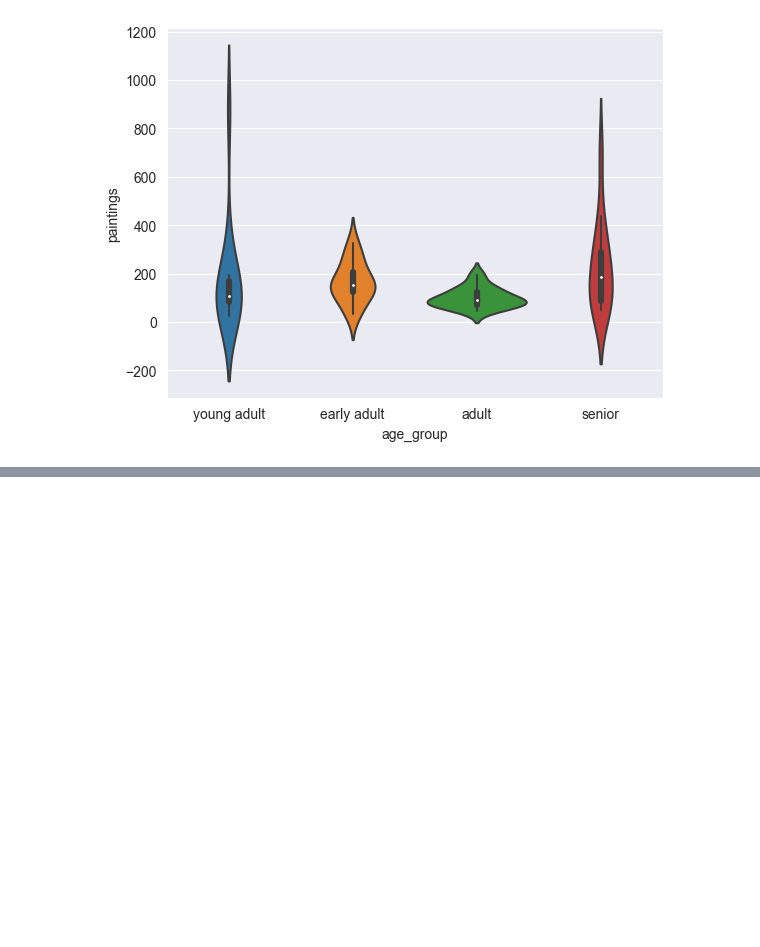
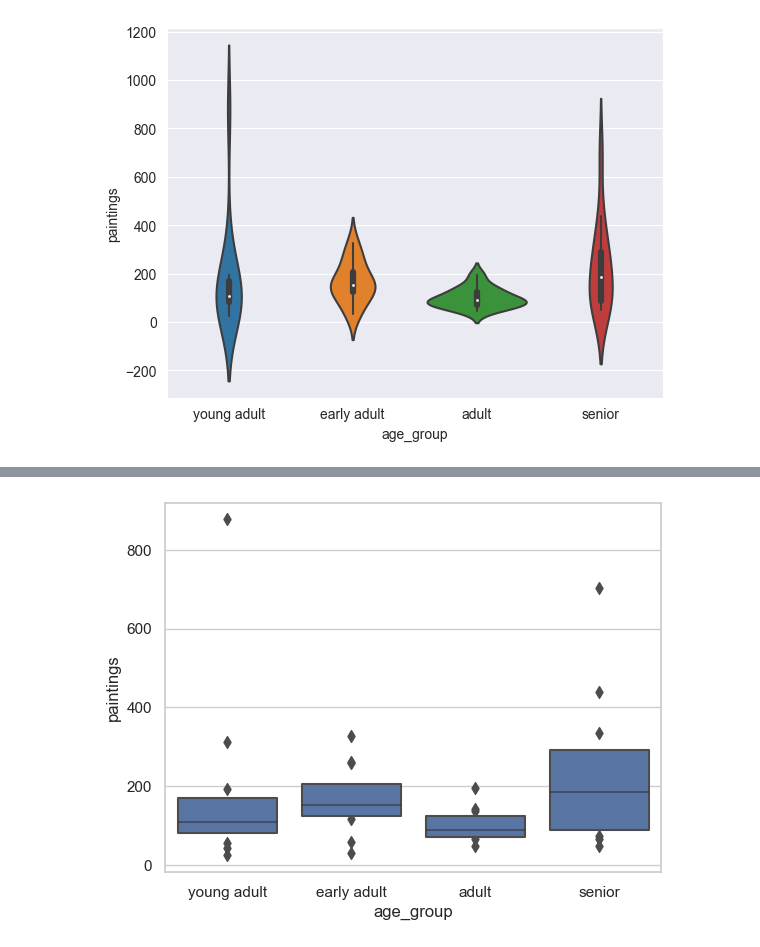
Before and after one commit to pooyanosk1382/BestArt, a Jupyter notebook: BestArt.ipynb, the cells around one changed output, grey strips where cells are left out. Saved outputs shown, nothing was run; the diff lists cells and outputs as text; code cells hidden in the pictures; blank space fills up the shorter version.

```diff
--- a/BestArt.ipynb
+++ b/BestArt.ipynb
@@ -294,0 +314,7 @@ plt.show()
+# %%
+sns.boxenplot(x="age_group", y="paintings",
+              color="b",
+              scale="linear", data=df)
+plt.show()
+# %% [output]
+[figure, added]
```
Also changed, not shown: parts of 8 cells of this notebook.
